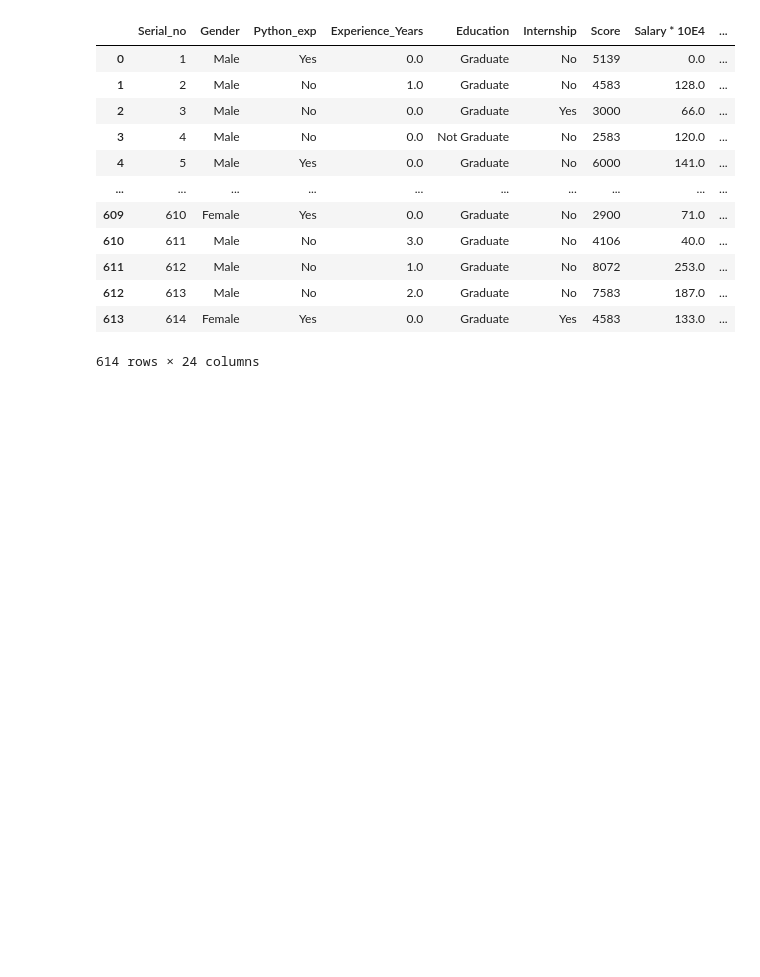
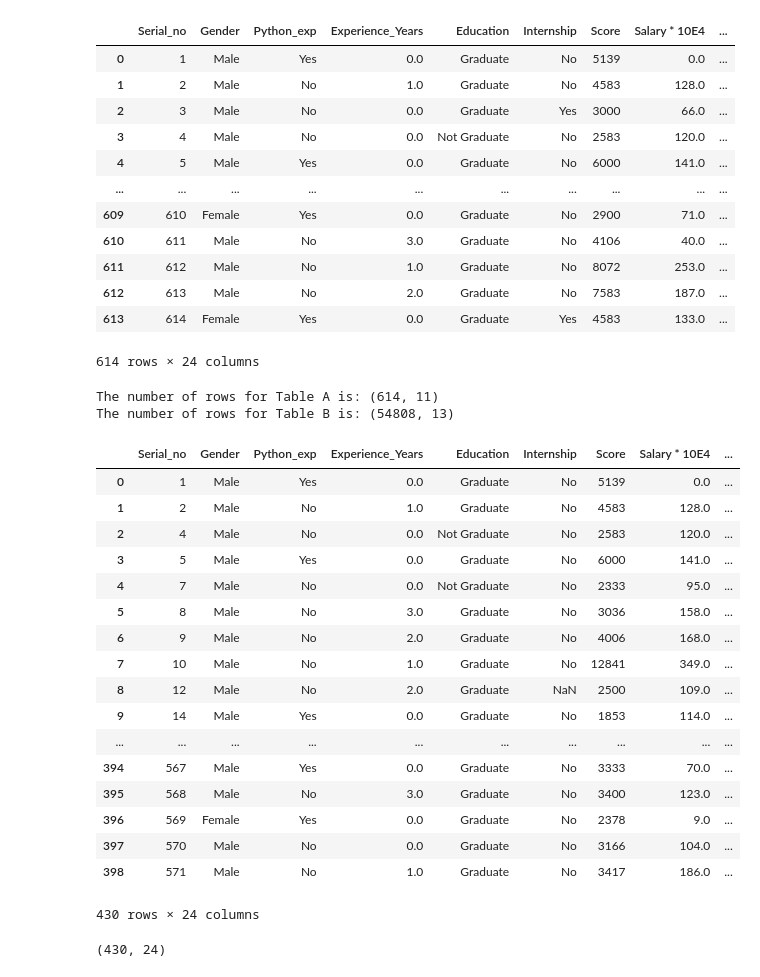
Before and after one commit to onolan/orlaithnolan, a Jupyter notebook: UCDPA_OrlaithNolanProject.ipynb, the cells around one changed output. Cells and saved outputs as stored; diff of their text form; code cells hidden in the pictures; blank space fills up the shorter version.

Commit message:
inner join

```diff
--- a/UCDPA_OrlaithNolanProject.ipynb
+++ b/UCDPA_OrlaithNolanProject.ipynb
@@ -566,3 +566,35 @@ df.fillna(0)
 | 612 | 613 | Male | No | 2.0 | Graduate | No | 7583 | 187.0 | ... |
 | 613 | 614 | Female | Yes | 0.0 | Graduate | Yes | 4583 | 133.0 | ... |
 614 rows × 24 columns
+# %%
+print ('The number of rows for Table A is:' , recruitment_decision_tree.shape)
+print ('The number of rows for Table B is:' , Train.shape)
+# %% [output]
+The number of rows for Table A is: (614, 11)
+The number of rows for Table B is: (54808, 13)
+# %%
+df = pd.merge(recruitment_decision_tree, Train, how = 'inner' , left_on = ['Serial_no'], right_on = ['employee_id'])
+df
+# %% [output]
+|  | Serial_no | Gender | Python_exp | Experience_Years | Education | Internship | Score | Salary * 10E4 | ... |
+| 0 | 1 | Male | Yes | 0.0 | Graduate | No | 5139 | 0.0 | ... |
+| 1 | 2 | Male | No | 1.0 | Graduate | No | 4583 | 128.0 | ... |
+| 2 | 4 | Male | No | 0.0 | Not Graduate | No | 2583 | 120.0 | ... |
+| 3 | 5 | Male | Yes | 0.0 | Graduate | No | 6000 | 141.0 | ... |
+| 4 | 7 | Male | No | 0.0 | Not Graduate | No | 2333 | 95.0 | ... |
+| 5 | 8 | Male | No | 3.0 | Graduate | No | 3036 | 158.0 | ... |
+| 6 | 9 | Male | No | 2.0 | Graduate | No | 4006 | 168.0 | ... |
+| 7 | 10 | Male | No | 1.0 | Graduate | No | 12841 | 349.0 | ... |
+| 8 | 12 | Male | No | 2.0 | Graduate | NaN | 2500 | 109.0 | ... |
+| 9 | 14 | Male | Yes | 0.0 | Graduate | No | 1853 | 114.0 | ... |
+| ... | ... | ... | ... | ... | ... | ... | ... | ... | ... |
+| 394 | 567 | Male | Yes | 0.0 | Graduate | No | 3333 | 70.0 | ... |
+| 395 | 568 | Male | No | 3.0 | Graduate | No | 3400 | 123.0 | ... |
+| 396 | 569 | Female | Yes | 0.0 | Graduate | No | 2378 | 9.0 | ... |
+| 397 | 570 | Male | No | 0.0 | Graduate | No | 3166 | 104.0 | ... |
+| 398 | 571 | Male | No | 1.0 | Graduate | No | 3417 | 186.0 | ... |
+430 rows × 24 columns
+# %%
+print(df.shape)
+# %% [output]
+(430, 24)
```
